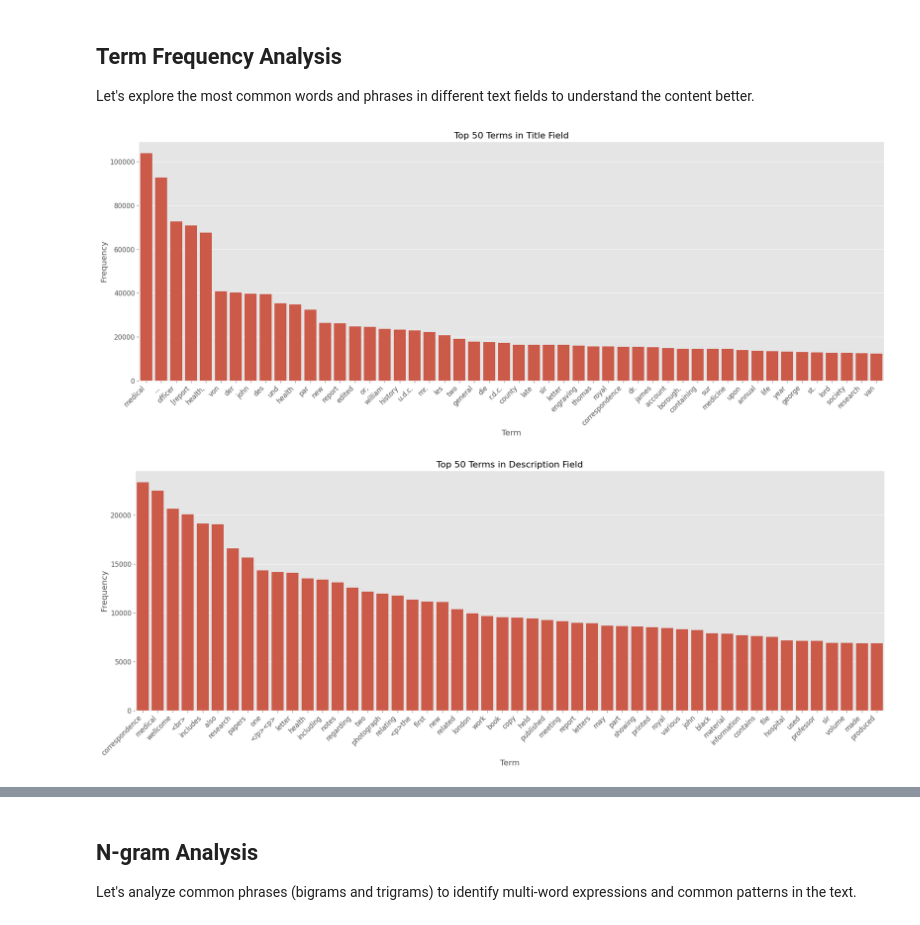
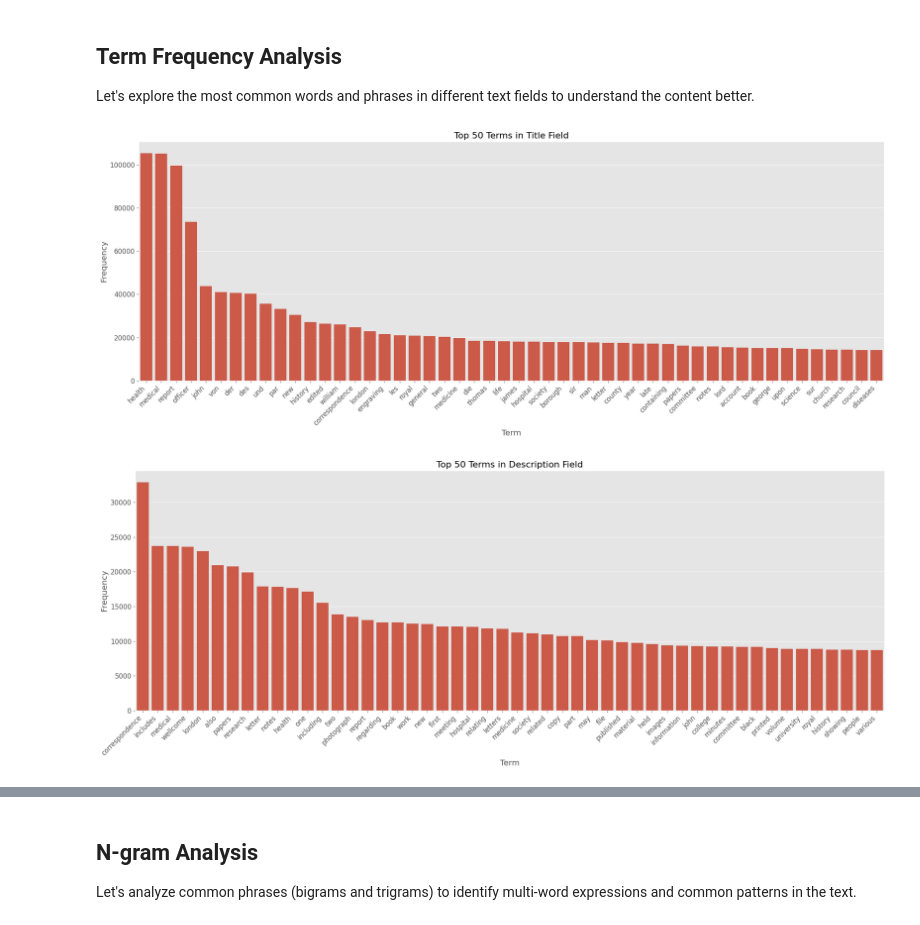
Before and after one commit to wellcomecollection/wc_simd, a Jupyter notebook: notebooks/works_text.ipynb, the cells around one changed output, grey strips where cells are left out. Cells and saved outputs as stored; diff of their text form; code cells hidden in the pictures.

```diff
--- a/notebooks/works_text.ipynb
+++ b/notebooks/works_text.ipynb
@@ -403,15 +403,21 @@ plt.show()
 Let's explore the most common words and phrases in different text fields to understand the content better.
 # %%
 # Term frequency analysis for the description field
-from pyspark.ml.feature import Tokenizer, CountVectorizer, StopWordsRemover
+from pyspark.ml.feature import RegexTokenizer, CountVectorizer, StopWordsRemover
 from pyspark.sql.functions import explode, col
 
 # Select non-empty descriptions
 titles_df = df.filter(F.length("title") > 0).select("id", "title")
 
-# Tokenize text
-tokenizer = Tokenizer(inputCol="title", outputCol="words")
-titles_words_df = tokenizer.transform(titles_df)
+# 1) Split on non-word chars (keeps only letters & numbers)
+regex_tokenizer = RegexTokenizer(
+    inputCol="title",
+    outputCol="words",
+    pattern="\\W+",        # splits on anything other than [A-Za-z0-9_]
+    minTokenLength=2       # drop 1-letter “words” if you like
+    )
+
+titles_words_df = regex_tokenizer.transform(titles_df)
 
 # Remove stop words
 remover = StopWordsRemover(inputCol="words", outputCol="filtered_words")
@@ -486,18 +492,23 @@ plt.ylabel('Frequency')
 plt.tight_layout()
 plt.show()
 # %% [output]
-[figure, old version]
+[figure, new version]
 # %%
 # Term frequency analysis for the description field
-from pyspark.ml.feature import Tokenizer, CountVectorizer, StopWordsRemover
+from pyspark.ml.feature import RegexTokenizer, CountVectorizer, StopWordsRemover
 from pyspark.sql.functions import explode, col
 
 # Select non-empty descriptions
 descriptions_df = df.filter(F.length("description") > 0).select("id", "description")
 
-# Tokenize text
-tokenizer = Tokenizer(inputCol="description", outputCol="words")
-descriptions_words_df = tokenizer.transform(descriptions_df)
+# 1) Split on non-word chars (keeps only letters & numbers)
+regex_tokenizer = RegexTokenizer(
+    inputCol="description",
+    outputCol="words",
+    pattern="\\W+",        # splits on anything other than [A-Za-z0-9_]
+    minTokenLength=2       # drop 1-letter “words” if you like
+)
+descriptions_words_df = regex_tokenizer.transform(descriptions_df)
 
 # Remove stop words
 remover = StopWordsRemover(inputCol="words", outputCol="filtered_words")
@@ -546,34 +557,34 @@ descriptions_term_counts_df = descriptions_term_freq_df.withColumn(
 descriptions_exploded_df = descriptions_term_counts_df.select(
     "id",
     explode("term_counts").alias("term_count")
 )
 
 # Extract term and count from the struct
 descriptions_term_count_df = descriptions_exploded_df.select(
     "id",
     col("term_count.term").alias("term"),
     col("term_count.count").alias("count")
 )
 
 # Group by term and sum counts
 descriptions_term_totals = descriptions_term_count_df.groupBy(
     "term").agg(F.sum("count").alias("total_count"))
 
 top_terms = descriptions_term_totals.orderBy(
     col("total_count").desc()).limit(50)
 descriptions_top_terms_pd = top_terms.toPandas()
 
 # Plot top terms
 plt.figure(figsize=(20, 8))
 sns.barplot(x="term", y="total_count", data=descriptions_top_terms_pd)
 plt.title('Top 50 Terms in Description Field', fontsize=16)
 plt.xticks(rotation=45, ha='right')
 plt.xlabel('Term')
 plt.ylabel('Frequency')
 plt.tight_layout()
 plt.show()
 # %% [output]
-[figure, old version]
+[figure, new version]
 # %%
 # Generate a word cloud visualization
 try:
```
Also changed, not shown: parts of 11 cells of this notebook.
